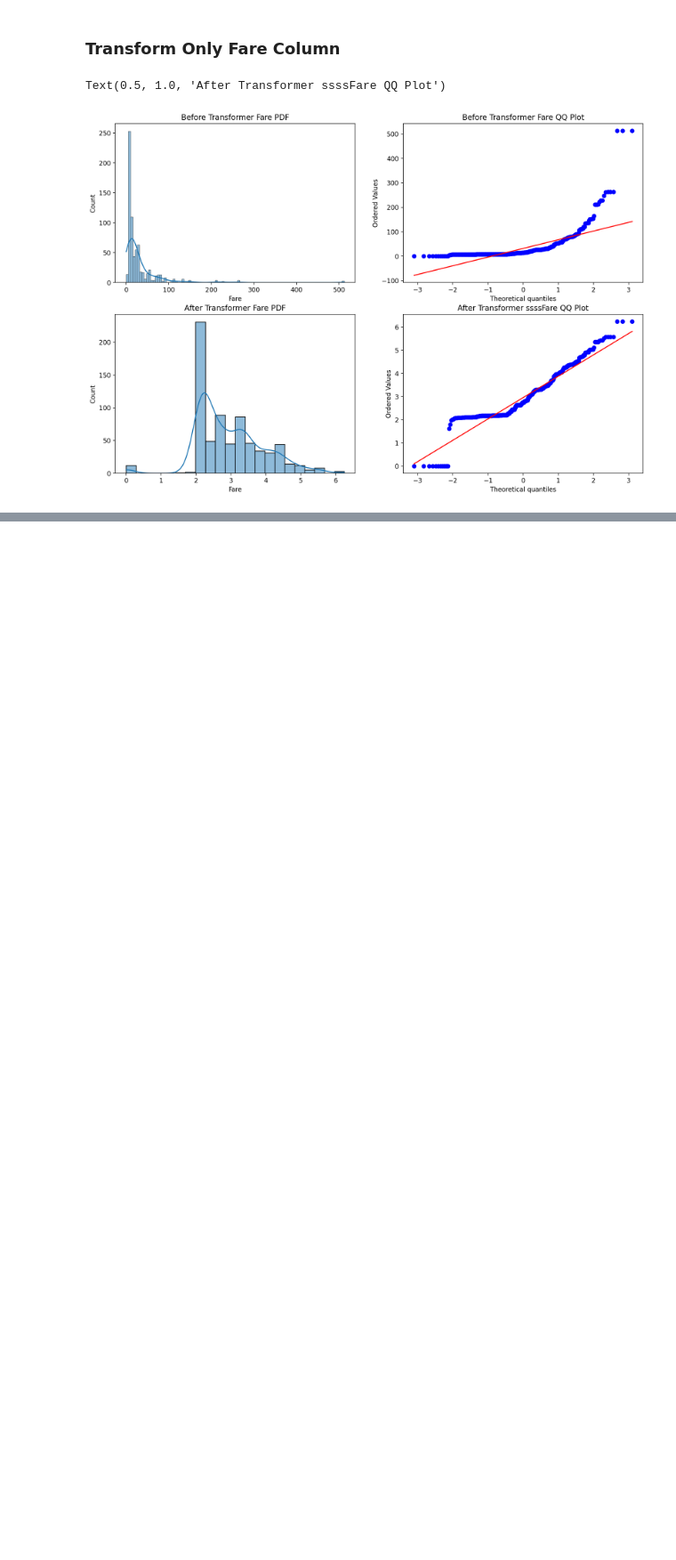
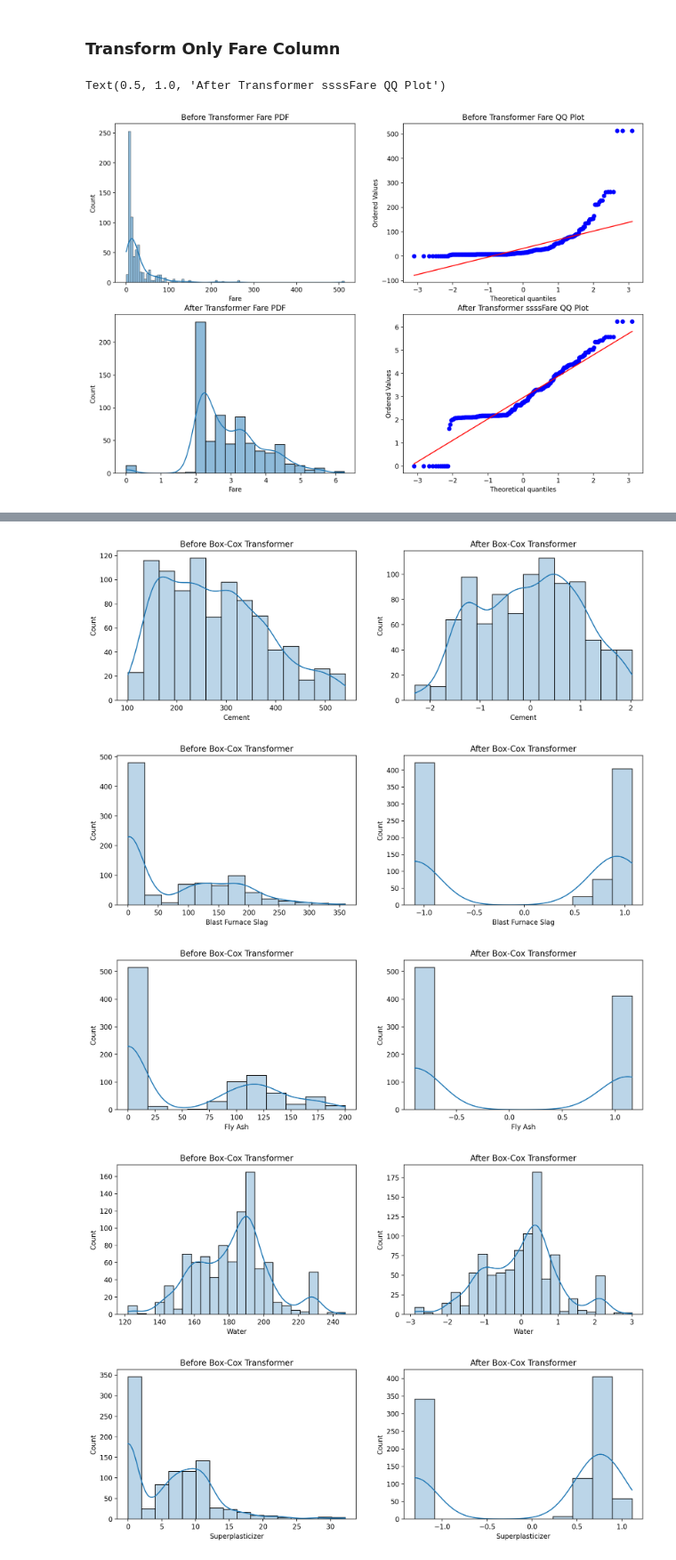
Before and after one commit to yashDumasia/ML, a Jupyter notebook: Transformers.ipynb, the cells around one changed output, grey strips where cells are left out. Shown at 89% size. Saved outputs shown, nothing was run; the diff lists cells and outputs as text; code cells hidden in the pictures; blank space fills up the shorter version.

Commit message:
Add Power Transformer in Transformers file.

```diff
--- a/Transformers.ipynb
+++ b/Transformers.ipynb
@@ -188,0 +250,27 @@ Acuracy Score After Transformer(Only Fare) by DTC :  67.59776536312849 %
+# %%
+# Applying Box-Cox Transform
+
+pt = PowerTransformer(method = "box-cox")
+pt.fit(x_train+0.000001)
+x_train_trf = pt.transform(x_train+0.000001)
+x_test_trf = pt.transform(x_test+0.000001)
+
+x_train_trf = pd.DataFrame(x_train_trf,columns = x_train.columns)
+x_test_trf = pd.DataFrame(x_test_trf,columns = x_test.columns)
+# %%
+for col in x_train_trf.columns:
+
+    plt.figure(figsize = (14,4),dpi = 200)
+    plt.subplot(1,2,1)
+    plt.title("Before Box-Cox Transformer")
+    sns.histplot( x_train[col],kde = True,alpha = 0.3)
+
+    plt.subplot(1,2,2)
+    plt.title("After Box-Cox Transformer")
+    sns.histplot( x_train_trf[col],kde = True,alpha = 0.3)
+# %% [output]
+[figure, added]
+[figure, added]
+[figure, added]
+[figure, added]
+[figure, added]
```
Also changed, not shown: parts of 17 cells of this notebook.
